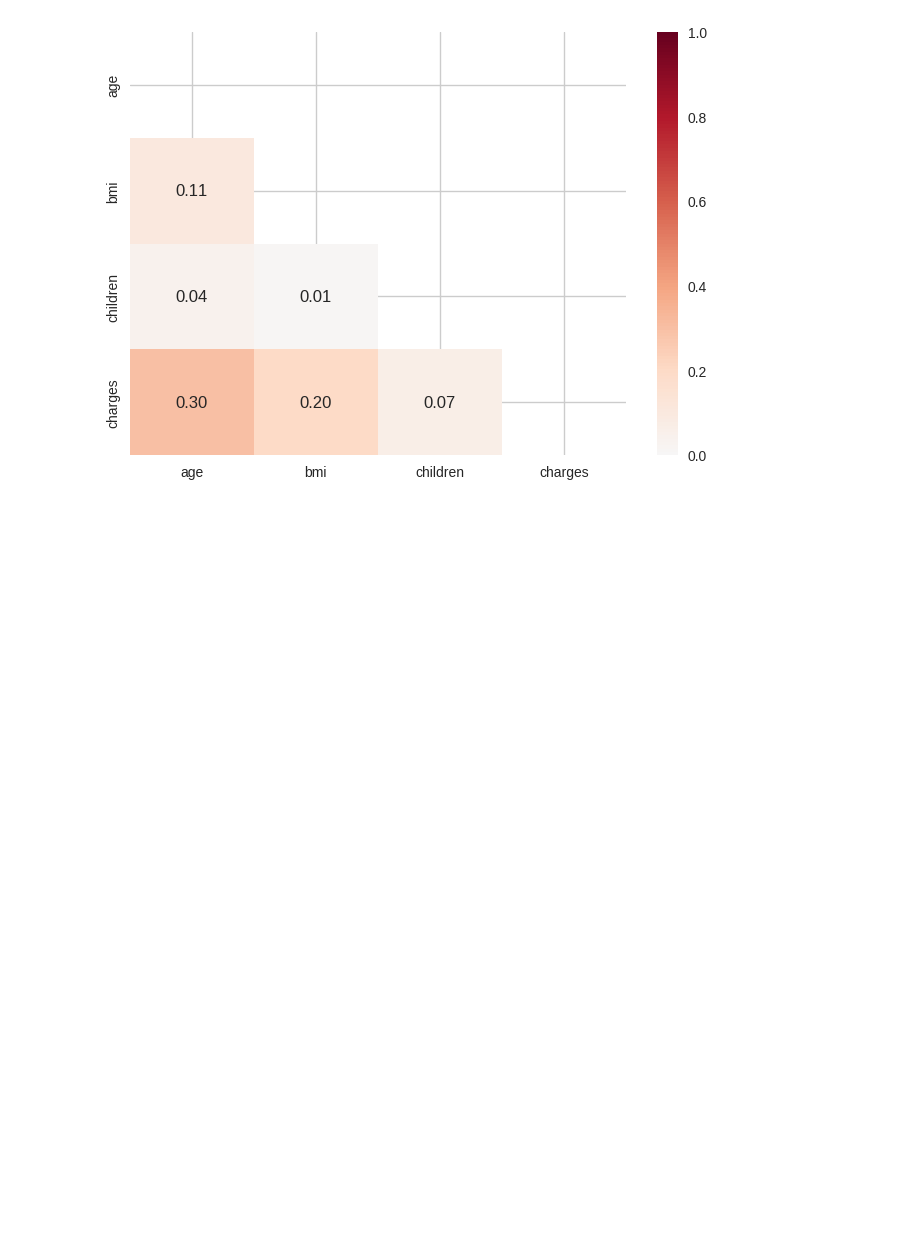
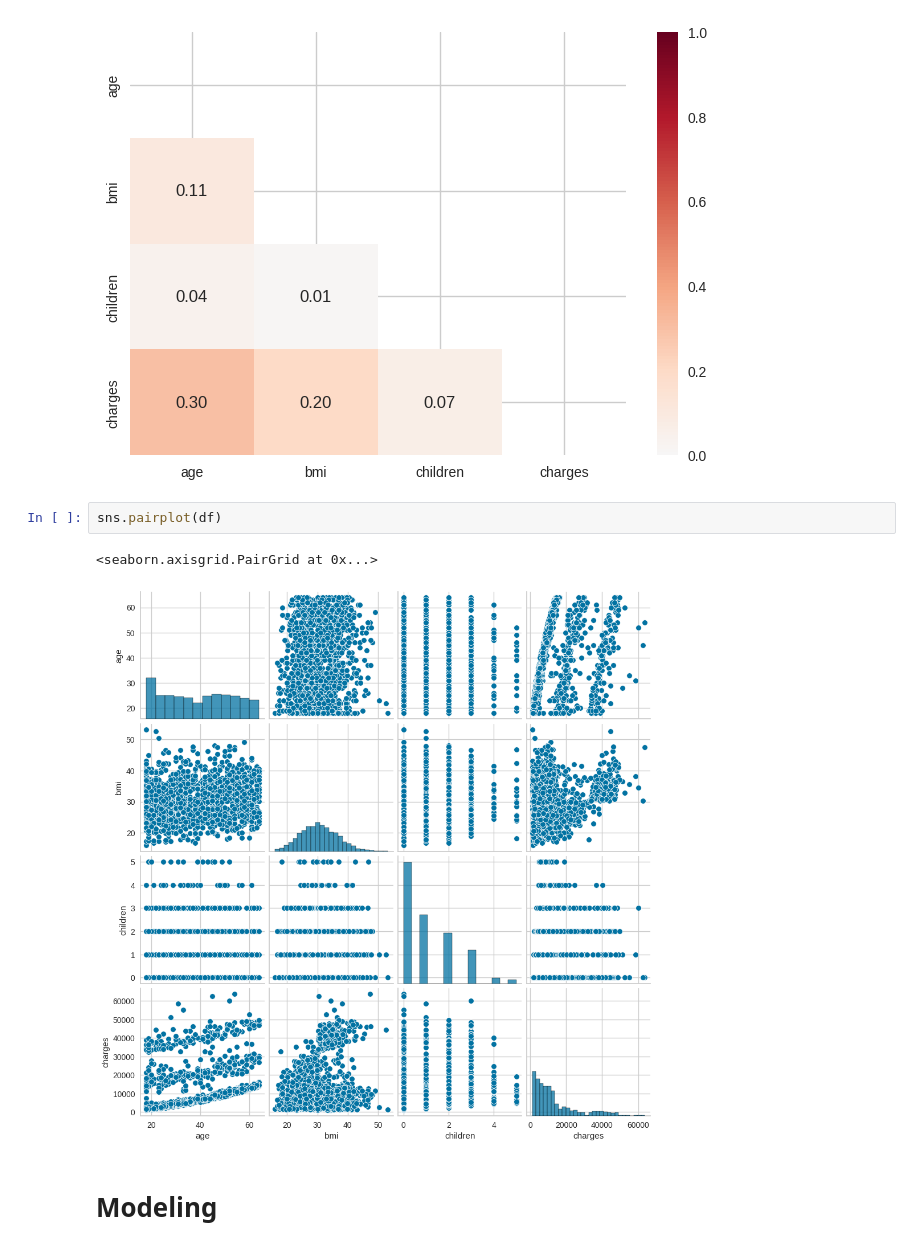
Before and after one commit to GTBelini22/Estudo_Ciencia_de_dados, a Jupyter notebook: Deploy/Pipeline/Inserindo_Produção_insurance.ipynb, the cells around one changed output. Cells and saved outputs as stored; diff of their text form; blank space fills up the shorter version.

```diff
--- a/Deploy/Pipeline/Inserindo_Produção_insurance.ipynb
+++ b/Deploy/Pipeline/Inserindo_Produção_insurance.ipynb
@@ -123,3 +123,10 @@ sns.heatmap(dfc, annot=True, fmt='.2f', center= 0, vmax =1, vmin=0, cmap='RdBu_r
 # %% [output]
 <Axes: >
 [figure]
+# %%
+sns.pairplot(df)
+# %% [output]
+<seaborn.axisgrid.PairGrid at 0x...>
+[figure, added]
+# %% [markdown]
+# Modeling
```
Also changed, not shown: parts of 3 cells of this notebook.
